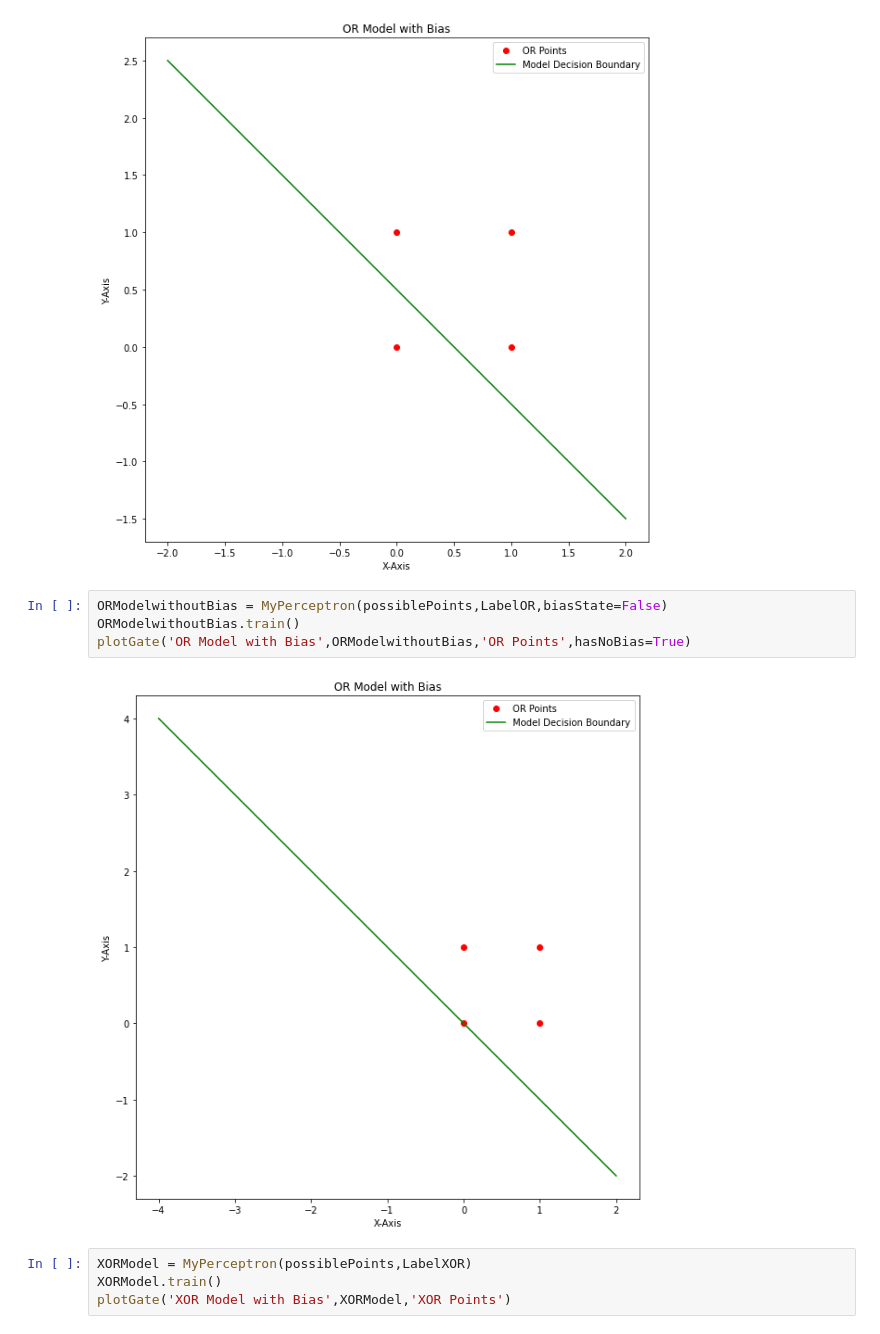
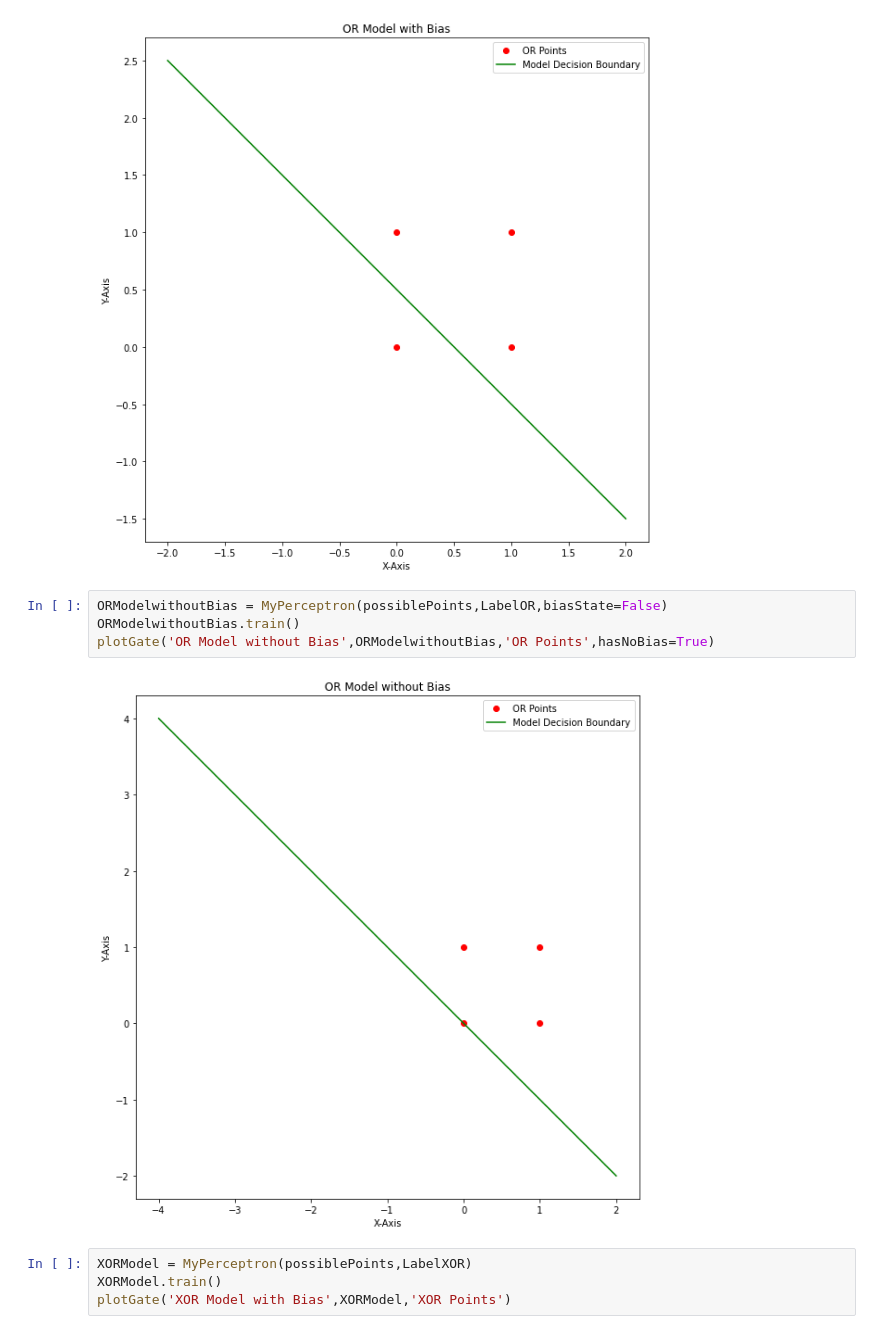
Before and after one commit to vibhorag101/ML_Assignments, a Jupyter notebook: Assignment_2_Code/Part_B/partB.ipynb, the cells around one changed output. Saved outputs shown, nothing was run; the diff lists cells and outputs as text.

```diff
--- a/Assignment_2_Code/Part_B/partB.ipynb
+++ b/Assignment_2_Code/Part_B/partB.ipynb
@@ -148,9 +148,9 @@ plotGate('OR Model with Bias',ORModel,'OR Points')
 # %%
 ORModelwithoutBias = MyPerceptron(possiblePoints,LabelOR,biasState=False)
 ORModelwithoutBias.train()
-plotGate('OR Model with Bias',ORModelwithoutBias,'OR Points',hasNoBias=True)
+plotGate('OR Model without Bias',ORModelwithoutBias,'OR Points',hasNoBias=True)
 # %% [output]
-[figure, old version]
+[figure, new version]
 # %%
 XORModel = MyPerceptron(possiblePoints,LabelXOR)
 XORModel.train()
```
Also changed, not shown: parts of 5 cells of this notebook, 1 other file.
